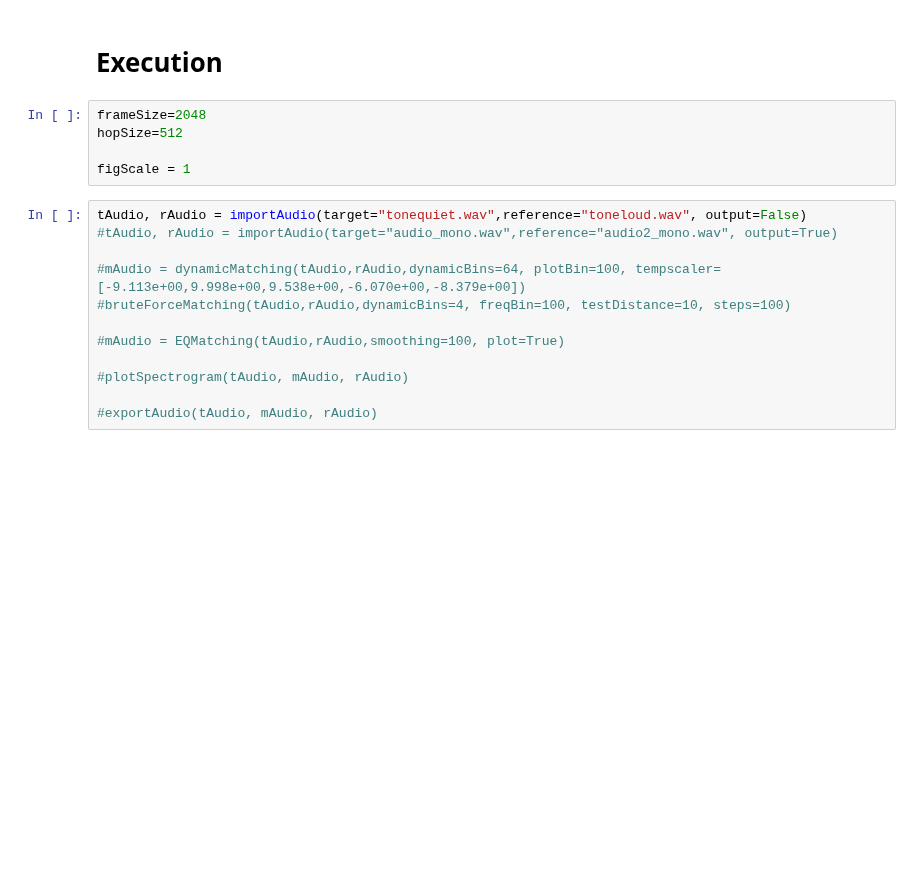
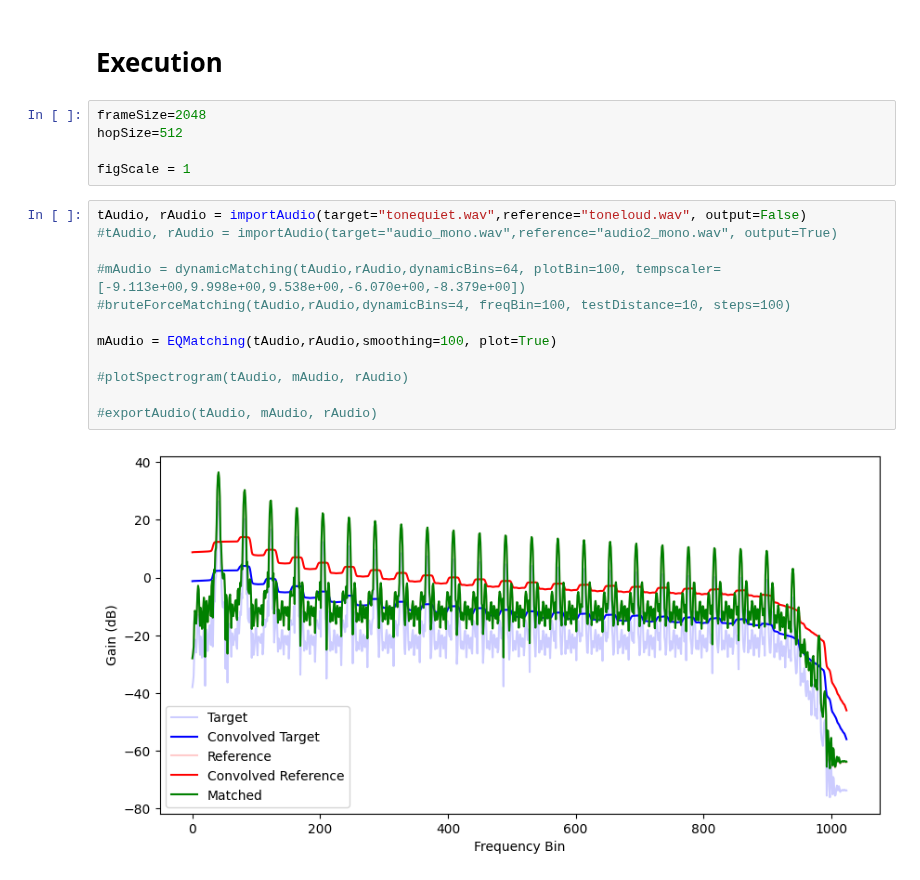
Before and after one commit to Mrozinskikj/MSci-Project, a Jupyter notebook: Matching.ipynb, the cells around one changed output. Drawn from its saved outputs; the diff is of its cells as text; blank space fills up the shorter version.

```diff
--- a/Matching.ipynb
+++ b/Matching.ipynb
@@ -345,12 +347,14 @@ figScale = 1
 # %%
 tAudio, rAudio = importAudio(target="tonequiet.wav",reference="toneloud.wav", output=False)
 #tAudio, rAudio = importAudio(target="audio_mono.wav",reference="audio2_mono.wav", output=True)
 
 #mAudio = dynamicMatching(tAudio,rAudio,dynamicBins=64, plotBin=100, tempscaler=[-9.113e+00,9.998e+00,9.538e+00,-6.070e+00,-8.379e+00])
 #bruteForceMatching(tAudio,rAudio,dynamicBins=4, freqBin=100, testDistance=10, steps=100)
 
-#mAudio = EQMatching(tAudio,rAudio,smoothing=100, plot=True)
+mAudio = EQMatching(tAudio,rAudio,smoothing=100, plot=True)
 
 #plotSpectrogram(tAudio, mAudio, rAudio)
 
 #exportAudio(tAudio, mAudio, rAudio)
+# %% [output]
+[figure, added]
```
Also changed, not shown: parts of 2 cells of this notebook.
